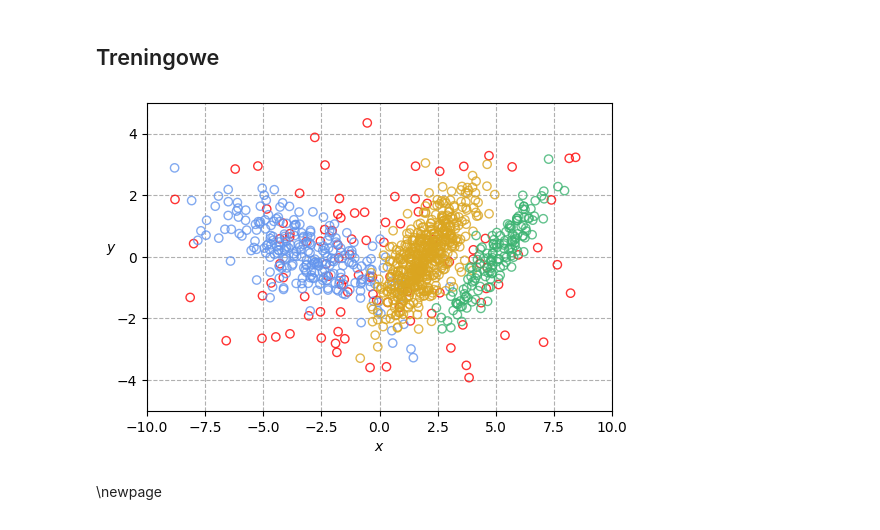
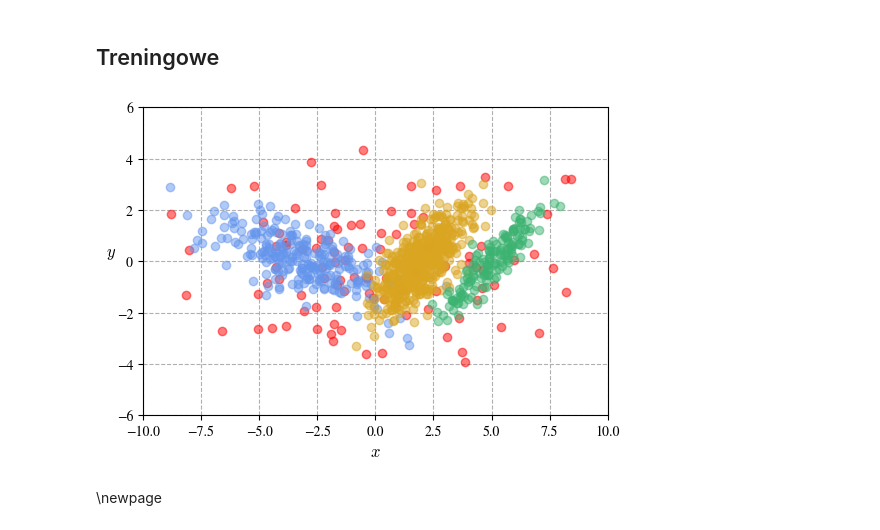
Before and after one commit to krystianfranus/kde-learn, a Jupyter notebook: notebooks/synthetic_dataset_outliers.ipynb, the cells around one changed output. Saved outputs shown, nothing was run; the diff lists cells and outputs as text; code cells hidden in the pictures.

```diff
--- a/notebooks/synthetic_dataset_outliers.ipynb
+++ b/notebooks/synthetic_dataset_outliers.ipynb
@@ -15,3 +20,8 @@ from kdelearn.metrics import pi_kf
+# %%
+import matplotlib
+
+matplotlib.rcParams["mathtext.fontset"] = "cm"  # computer modern (latex default style)
+matplotlib.rcParams["font.family"] = "STIXGeneral"
 # %% [markdown]
 # Dane
 # %% [markdown]
@@ -115,7 +125,7 @@ Uwaga: Dane z 4 członu to traktowane są jako szum
 np.random.seed(1)
 
 # Data
-n_experiments = 2  # 100
+n_experiments = 100
 m_train = 1000
 n_x, n_y = 1, 1
 
@@ -143,42 +153,43 @@ cov4 = [[16, 0],
 z_train = np.empty((n_experiments, m_train, n_x + n_y))
 labels_train1 = np.full(m_train1, 1, dtype=np.int32)
 labels_train2 = np.full(m_train2, 2, dtype=np.int32)
 labels_train3 = np.full(m_train3, 3, dtype=np.int32)
 labels_train4 = np.full(m_train4, 4, dtype=np.int32)
 labels_train = np.concatenate((labels_train1, labels_train2, labels_train3, labels_train4))
 
 for e in range(n_experiments):
     # Class 1
     z_train1 = np.random.multivariate_normal(mean1, cov1, m_train1)
     # Class 2
     z_train2 = np.random.multivariate_normal(mean2, cov2, m_train2)
     # Class 3
     z_train3 = np.random.multivariate_normal(mean3, cov3, m_train3)
     # Class 4
     z_train4 = np.random.multivariate_normal(mean4, cov4, m_train4)
 
     z_train[e, :, :] = np.concatenate((z_train1, z_train2, z_train3, z_train4), axis=0)
 
 x_train = z_train[:, :, [0]]
 y_train = z_train[:, :, [1]]
 
 
 # Plot
-plt.figure(figsize=(6, 4))
+plt.figure(figsize=(6, 4), dpi=100)
 
-plt.scatter(x_train[0, -m_train4:], y_train[0, -m_train4:], facecolors="none", edgecolors="red", zorder=2, alpha=0.8)
-plt.scatter(x_train[0, :m_train1], y_train[0, :m_train1], facecolors="none", edgecolors="cornflowerblue", zorder=2, alpha=0.8)
-plt.scatter(x_train[0, m_train1:m_train1+m_train2], y_train[0, m_train1:m_train1+m_train2], facecolors="none", edgecolors="goldenrod", zorder=2, alpha=0.8)
-plt.scatter(x_train[0, m_train1+m_train2:m_train1+m_train2+m_train3], y_train[0, m_train1+m_train2:m_train1+m_train2+m_train3], facecolors="none", edgecolors="mediumseagreen", zorder=2, alpha=0.8)
+plt.scatter(x_train[0, -m_train4:], y_train[0, -m_train4:], c="red", zorder=2, alpha=0.5)
+plt.scatter(x_train[0, :m_train1], y_train[0, :m_train1], c="cornflowerblue", zorder=2, alpha=0.5)
+plt.scatter(x_train[0, m_train1:m_train1+m_train2], y_train[0, m_train1:m_train1+m_train2], c="goldenrod", zorder=2, alpha=0.5)
+plt.scatter(x_train[0, m_train1+m_train2:m_train1+m_train2+m_train3], y_train[0, m_train1+m_train2:m_train1+m_train2+m_train3], c="mediumseagreen", zorder=2, alpha=0.5)
 
 plt.xlim(-10, 10)
-plt.ylim(-5, 5)
-plt.xlabel("$x$")
-plt.ylabel("$y$", rotation=0)
+plt.ylim(-6, 6)
+plt.xlabel("$x$", fontsize=12)
+plt.ylabel("$y$", rotation=0, fontsize=12)
 plt.grid(linestyle="--")
+# plt.savefig("synthetic_data.pdf", format="pdf", bbox_inches="tight")
 plt.show()
 # %% [output]
-[figure, old version]
+[figure, new version]
 # %%
 bandwidth_z = np.zeros((n_experiments, n_x + n_y))
 for e in range(n_experiments):
```
Also changed, not shown: parts of 45 cells of this notebook, 49 other files.
